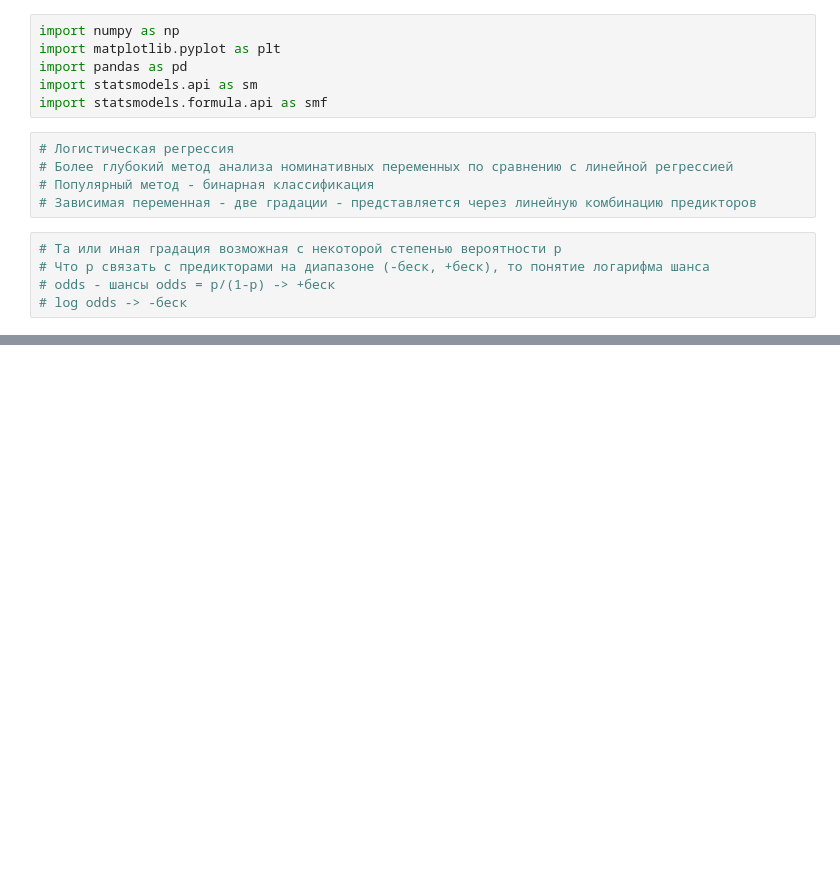
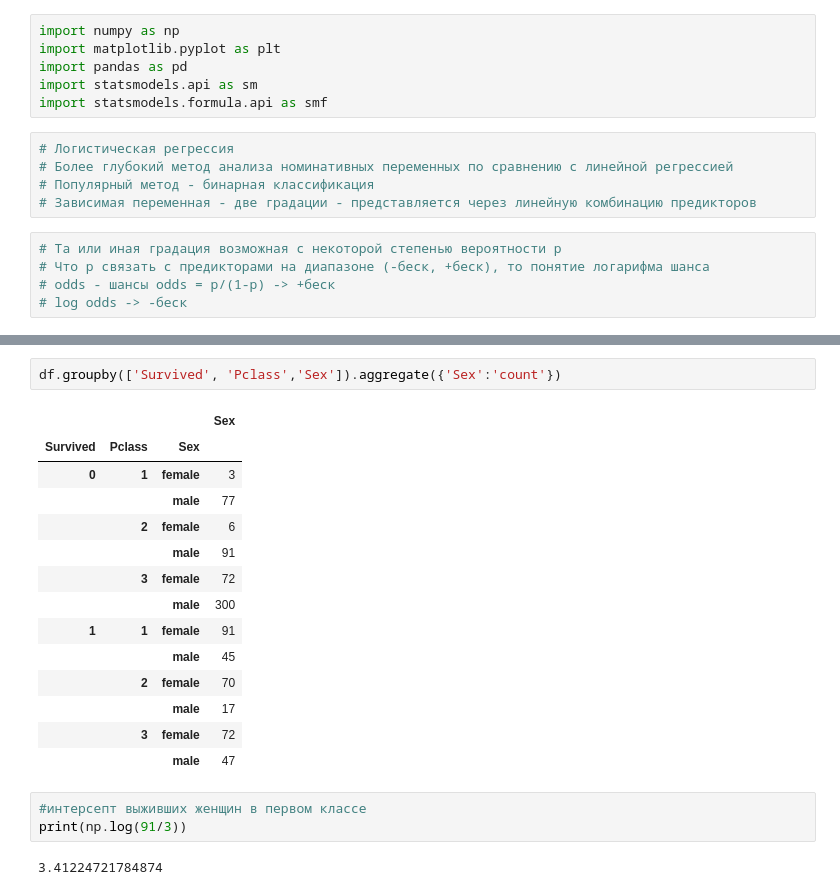
Before and after one commit to AlexTmbMifi/ML-Projects.-Statistics, a Jupyter notebook: LogisticRegression.ipynb, the cells around one changed output, grey strips where cells are left out. Drawn from its saved outputs; the diff is of its cells as text; blank space fills up the shorter version.

```diff
--- a/LogisticRegression.ipynb
+++ b/LogisticRegression.ipynb
@@ -137,0 +164,22 @@ print('Значение как в модели:', round(np.log(odd_male/odd_fema
+# %%
+df.groupby(['Survived', 'Pclass','Sex']).aggregate({'Sex':'count'})
+# %% [output]
+|  |  |  | Sex |
+| Survived | Pclass | Sex |  |
+| 0 | 1 | female | 3 |
+|  |  | male | 77 |
+|  | 2 | female | 6 |
+|  |  | male | 91 |
+|  | 3 | female | 72 |
+|  |  | male | 300 |
+| 1 | 1 | female | 91 |
+|  |  | male | 45 |
+|  | 2 | female | 70 |
+|  |  | male | 17 |
+|  | 3 | female | 72 |
+|  |  | male | 47 |
+# %%
+#интерсепт выживших женщин в первом классе
+print(np.log(91/3))
+# %% [output]
+3.41224721784874
```
Also changed, not shown: parts of 9 cells of this notebook.
